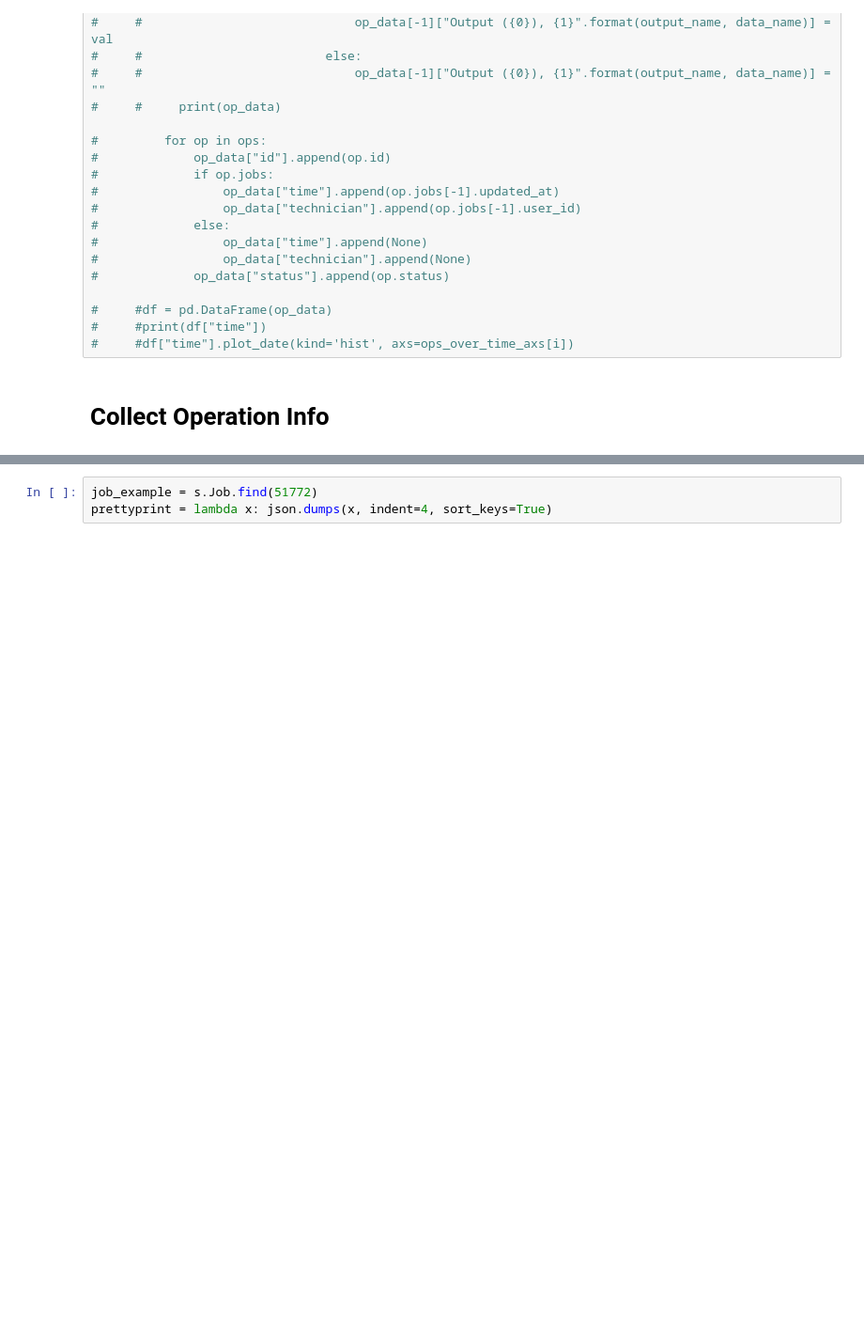
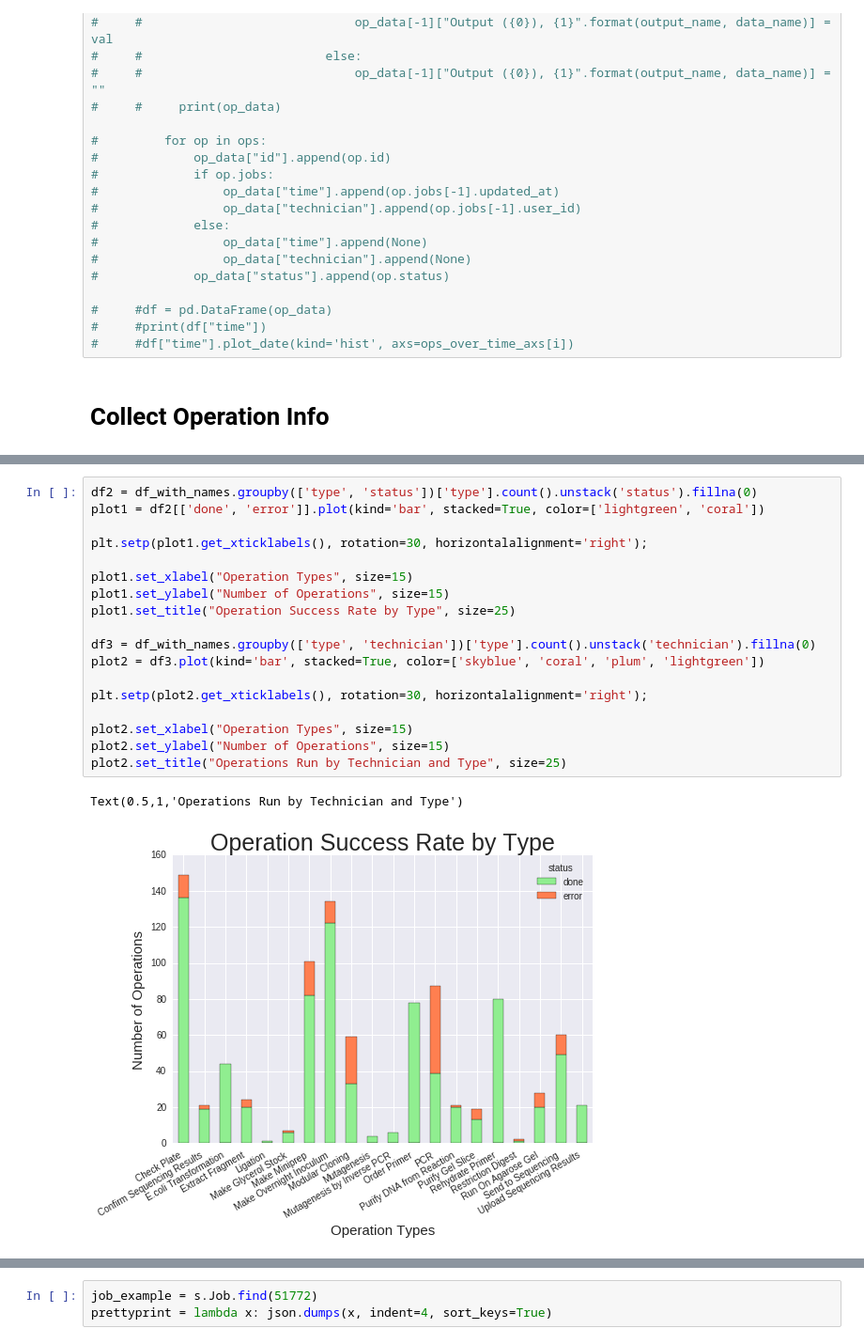
Before and after one commit to emernic/DLN-data-collector, a Jupyter notebook: Data-collection.ipynb, the cells around one changed output, grey strips where cells are left out. Shown: that part at 94% size. Cells and saved outputs as stored; diff of their text form; blank space fills up the shorter version.

Commit message:
Prettier graphs for operation data

```diff
--- a/Data-collection.ipynb
+++ b/Data-collection.ipynb
@@ -262,0 +245,21 @@ df3.plot(kind='bar', stacked=True)
+# %%
+df2 = df_with_names.groupby(['type', 'status'])['type'].count().unstack('status').fillna(0)
+plot1 = df2[['done', 'error']].plot(kind='bar', stacked=True, color=['lightgreen', 'coral'])
+
+plt.setp(plot1.get_xticklabels(), rotation=30, horizontalalignment='right');
+
+plot1.set_xlabel("Operation Types", size=15)
+plot1.set_ylabel("Number of Operations", size=15)
+plot1.set_title("Operation Success Rate by Type", size=25)
+
+df3 = df_with_names.groupby(['type', 'technician'])['type'].count().unstack('technician').fillna(0)
+plot2 = df3.plot(kind='bar', stacked=True, color=['skyblue', 'coral', 'plum', 'lightgreen'])
+
+plt.setp(plot2.get_xticklabels(), rotation=30, horizontalalignment='right');
+
+plot2.set_xlabel("Operation Types", size=15)
+plot2.set_ylabel("Number of Operations", size=15)
+plot2.set_title("Operations Run by Technician and Type", size=25)
+# %% [output]
+Text(0.5,1,'Operations Run by Technician and Type')
+[figure, added]
```
Also changed, not shown: parts of 6 cells of this notebook.
